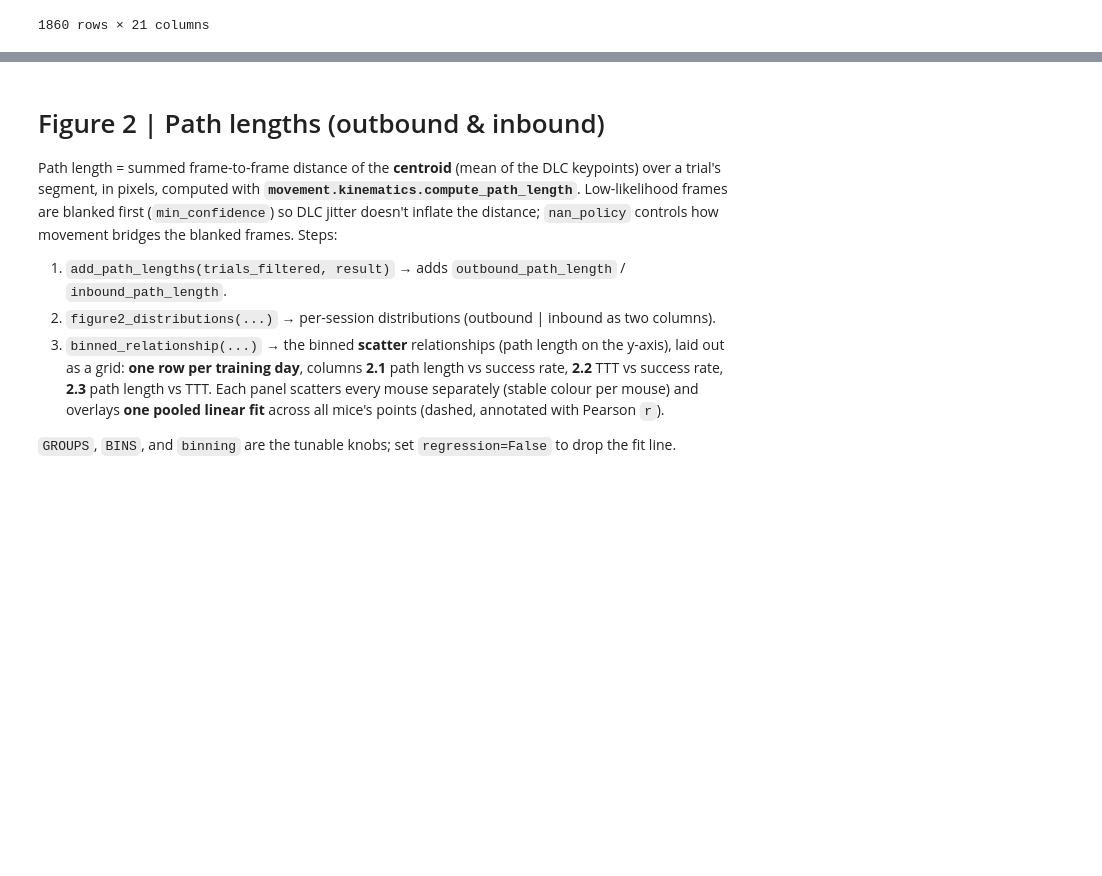
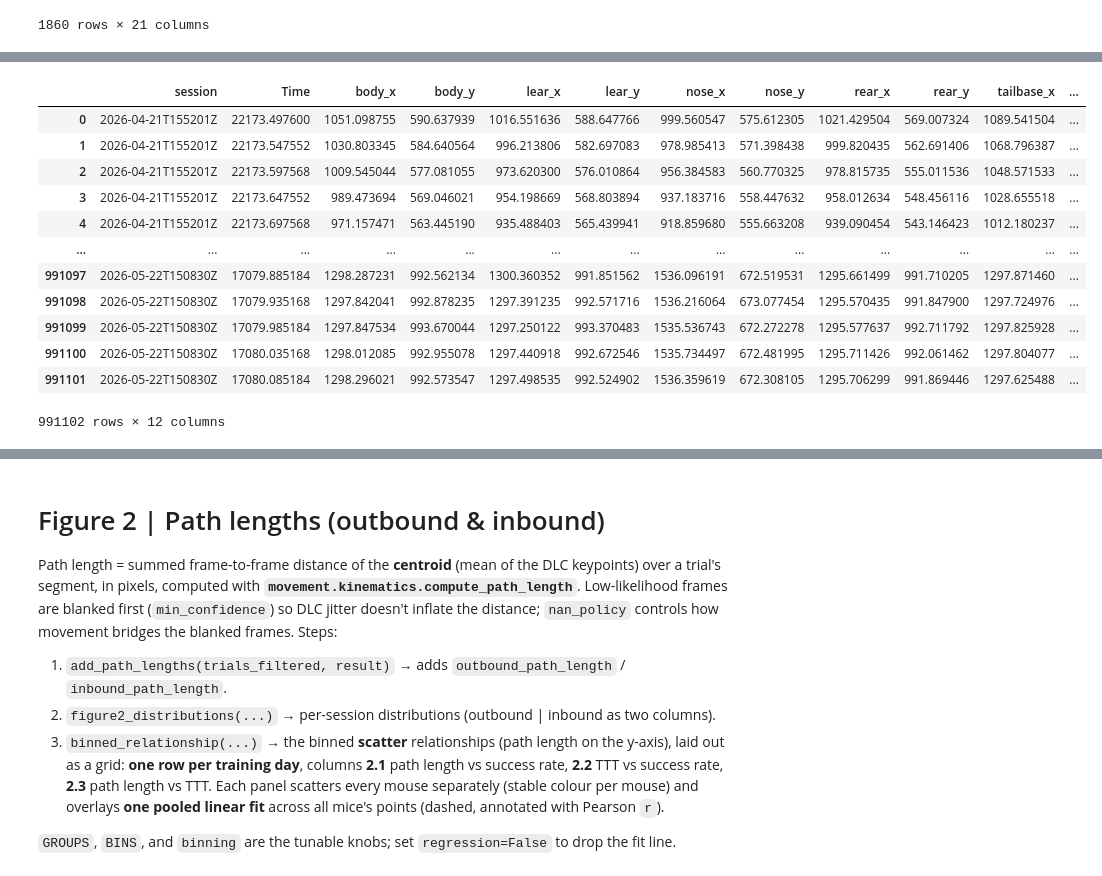
Before and after one commit to Keshavarzi-lab/data-conduit, a Jupyter notebook: src/data_conduit/qc/Requested_plots.ipynb, the cells around one changed output, grey strips where cells are left out. Cells and saved outputs as stored; diff of their text form; code cells hidden in the pictures; blank space fills up the shorter version.

```diff
--- a/src/data_conduit/qc/Requested_plots.ipynb
+++ b/src/data_conduit/qc/Requested_plots.ipynb
@@ -258,0 +282,29 @@ fig, axes = figure1(result, trials_filtered, ROOT, mice=['FbR_M01569522'])
+# %%
+pose_wide = (
+    result["dlc:position"]
+    .to_dataframe(name="value")
+    .reset_index()
+    .pivot_table(
+        index=["session", "Time"],
+        columns=["keypoints", "space"],
+        values="value",
+    )
+)
+
+pose_wide.columns = [f"{keypoint}_{space}" for keypoint, space in pose_wide.columns]
+pose_wide = pose_wide.reset_index()
+pose_wide
+# %% [output]
+|  | session | Time | body_x | body_y | lear_x | lear_y | nose_x | nose_y | rear_x | rear_y | tailbase_x | ... |
+| 0 | 2026-04-21T155201Z | 22173.497600 | 1051.098755 | 590.637939 | 1016.551636 | 588.647766 | 999.560547 | 575.612305 | 1021.429504 | 569.007324 | 1089.541504 | ... |
+| 1 | 2026-04-21T155201Z | 22173.547552 | 1030.803345 | 584.640564 | 996.213806 | 582.697083 | 978.985413 | 571.398438 | 999.820435 | 562.691406 | 1068.796387 | ... |
+| 2 | 2026-04-21T155201Z | 22173.597568 | 1009.545044 | 577.081055 | 973.620300 | 576.010864 | 956.384583 | 560.770325 | 978.815735 | 555.011536 | 1048.571533 | ... |
+| 3 | 2026-04-21T155201Z | 22173.647552 | 989.473694 | 569.046021 | 954.198669 | 568.803894 | 937.183716 | 558.447632 | 958.012634 | 548.456116 | 1028.655518 | ... |
+| 4 | 2026-04-21T155201Z | 22173.697568 | 971.157471 | 563.445190 | 935.488403 | 565.439941 | 918.859680 | 555.663208 | 939.090454 | 543.146423 | 1012.180237 | ... |
+| ... | ... | ... | ... | ... | ... | ... | ... | ... | ... | ... | ... | ... |
+| 991097 | 2026-05-22T150830Z | 17079.885184 | 1298.287231 | 992.562134 | 1300.360352 | 991.851562 | 1536.096191 | 672.519531 | 1295.661499 | 991.710205 | 1297.871460 | ... |
+| 991098 | 2026-05-22T150830Z | 17079.935168 | 1297.842041 | 992.878235 | 1297.391235 | 992.571716 | 1536.216064 | 673.077454 | 1295.570435 | 991.847900 | 1297.724976 | ... |
+| 991099 | 2026-05-22T150830Z | 17079.985184 | 1297.847534 | 993.670044 | 1297.250122 | 993.370483 | 1535.536743 | 672.272278 | 1295.577637 | 992.711792 | 1297.825928 | ... |
+| 991100 | 2026-05-22T150830Z | 17080.035168 | 1298.012085 | 992.955078 | 1297.440918 | 992.672546 | 1535.734497 | 672.481995 | 1295.711426 | 992.061462 | 1297.804077 | ... |
+| 991101 | 2026-05-22T150830Z | 17080.085184 | 1298.296021 | 992.573547 | 1297.498535 | 992.524902 | 1536.359619 | 672.308105 | 1295.706299 | 991.869446 | 1297.625488 | ... |
+991102 rows × 12 columns
```
Also changed, not shown: parts of 13 cells of this notebook, 1 other file.
